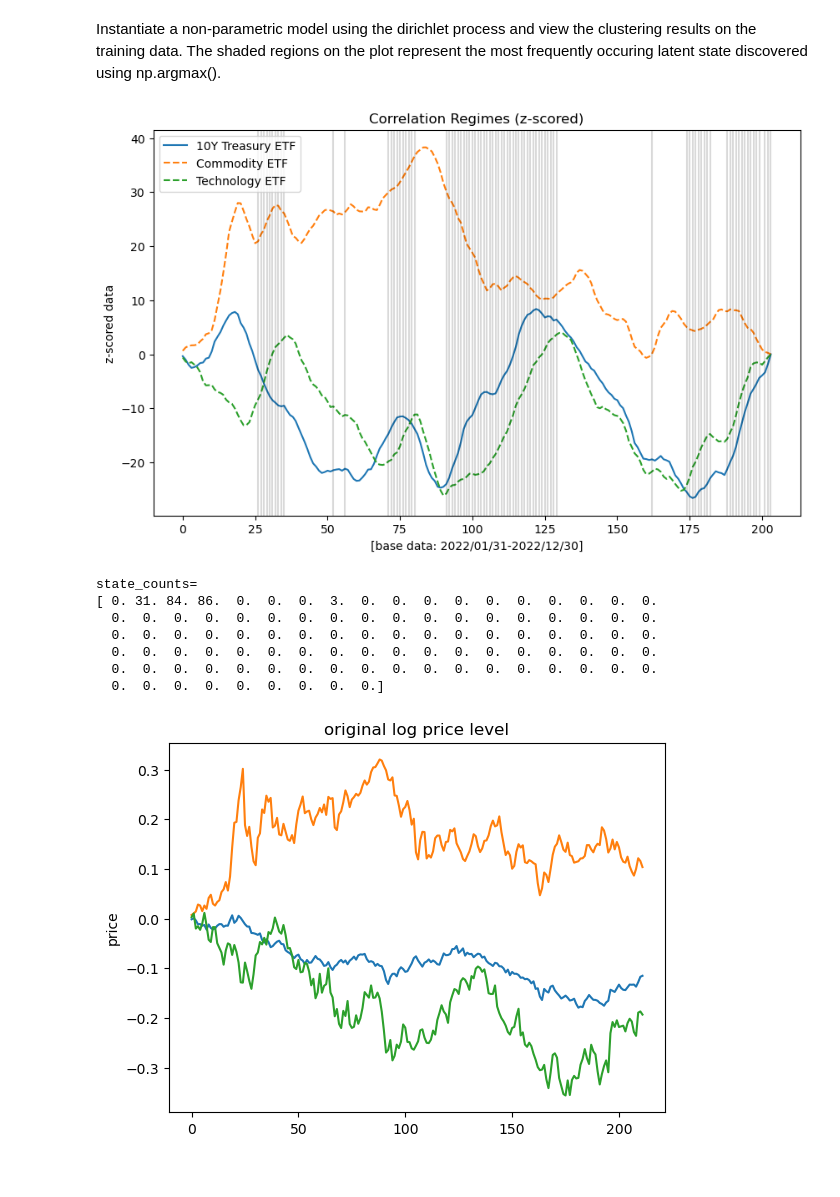
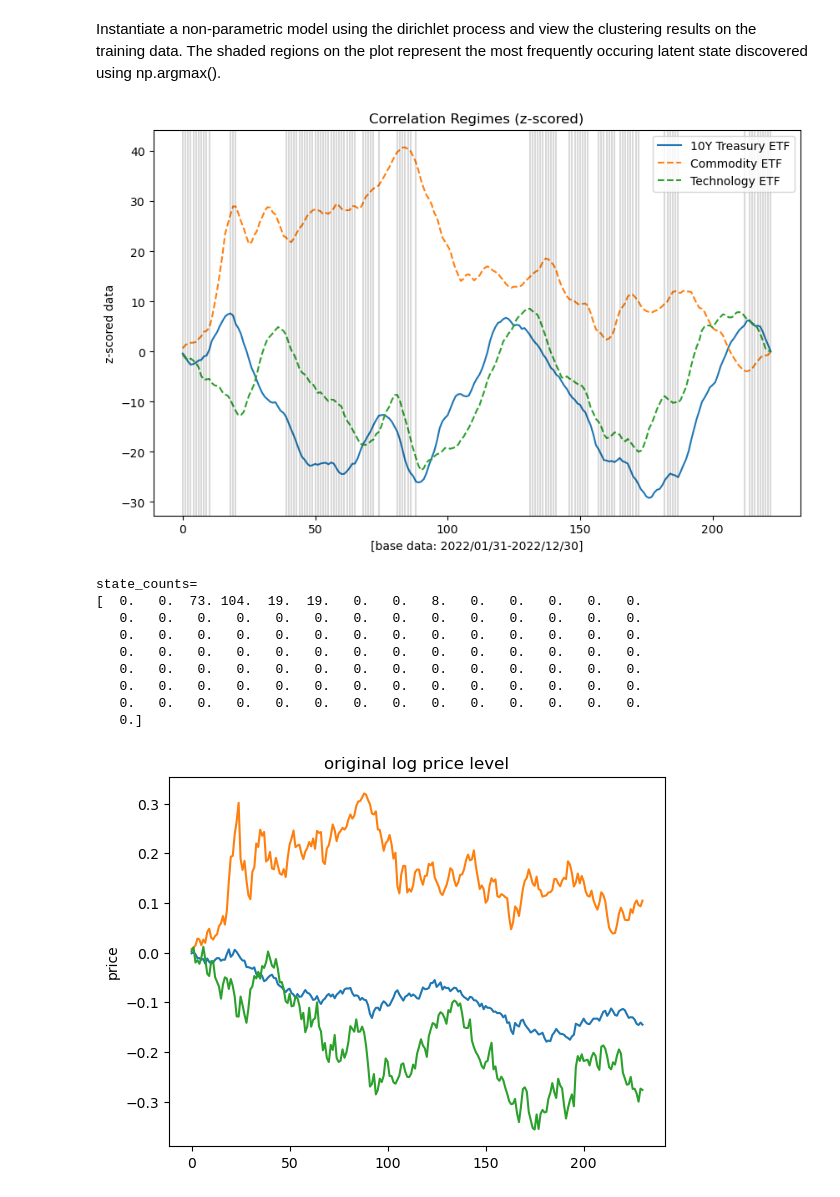
Before and after one commit to regimelab/notebooks, a Jupyter notebook: variational_inference.ipynb, the cells around one changed output. Saved outputs shown, nothing was run; the diff lists cells and outputs as text; code cells hidden in the pictures.

```diff
--- a/variational_inference.ipynb
+++ b/variational_inference.ipynb
@@ -45,7 +45,7 @@ num_components = 99
 # %% [markdown]
 Create the subset of assets. We end up with a 3-dimensional multivariate gaussian system.
 # %%
-m6 = pd.read_csv('./data/assets.csv')
+m6 = pd.read_csv('./data/assets_m6_2022.csv')
 m6_assets = pd.DataFrame()
 
 for sym in assetlist:
@@ -97,35 +97,37 @@ for M in states:
 # %%
 fig,ax = plt.subplots(figsize=(10, 6
                               ))
 sns.lineplot(x=m6_subset.index, y=m6_subset['IEF'].cumsum(), ax=ax, label='10Y Treasury ETF')
 sns.lineplot(x=m6_subset.index, y=m6_subset['GSG'].cumsum(), ax=ax, label='Commodity ETF', linestyle='--')
 sns.lineplot(x=m6_subset.index, y=m6_subset['IXN'].cumsum(), ax=ax, label='Technology ETF', linestyle='--')
 
 for M in range(len(states)):
-  if states[M] == np.argmax(state_counts):
+  if states[M] == states[-1]:
     ax.axvline(M, color='black', alpha=0.15)
 
 ax.set_title('Correlation Regimes (z-scored)')
 ax.set_ylabel('z-scored data')
 ax.set_xlabel(f'[base data: 2022/01/31-2022/12/30]')
 plt.show()
 
 print('state_counts=')
 print(state_counts)
 
 sns.lineplot(data=m6_assets.copy().apply(np.log).apply(np.diff).cumsum()['IEF'])
 sns.lineplot(data=m6_assets.copy().apply(np.log).apply(np.diff).cumsum()['GSG'])
 sns.lineplot(data=m6_assets.copy().apply(np.log).apply(np.diff).cumsum()['IXN'])
 plt.title('original log price level')
 plt.ylabel('price')
 plt.show()
 # %% [output]
-[figure, old version]
+[figure, new version]
 state_counts=
-[ 0. 31. 84. 86.  0.  0.  0.  3.  0.  0.  0.  0.  0.  0.  0.  0.  0.  0.
-  0.  0.  0.  0.  0.  0.  0.  0.  0.  0.  0.  0.  0.  0.  0.  0.  0.  0.
-  0.  0.  0.  0.  0.  0.  0.  0.  0.  0.  0.  0.  0.  0.  0.  0.  0.  0.
-  0.  0.  0.  0.  0.  0.  0.  0.  0.  0.  0.  0.  0.  0.  0.  0.  0.  0.
-  0.  0.  0.  0.  0.  0.  0.  0.  0.  0.  0.  0.  0.  0.  0.  0.  0.  0.
-  0.  0.  0.  0.  0.  0.  0.  0.  0.]
+[  0.   0.  73. 104.  19.  19.   0.   0.   8.   0.   0.   0.   0.   0.
+   0.   0.   0.   0.   0.   0.   0.   0.   0.   0.   0.   0.   0.   0.
+   0.   0.   0.   0.   0.   0.   0.   0.   0.   0.   0.   0.   0.   0.
+   0.   0.   0.   0.   0.   0.   0.   0.   0.   0.   0.   0.   0.   0.
+   0.   0.   0.   0.   0.   0.   0.   0.   0.   0.   0.   0.   0.   0.
+   0.   0.   0.   0.   0.   0.   0.   0.   0.   0.   0.   0.   0.   0.
+   0.   0.   0.   0.   0.   0.   0.   0.   0.   0.   0.   0.   0.   0.
+   0.]
-[figure, old version]
+[figure, new version]
```
Also changed, not shown: parts of 1 cell of this notebook.
